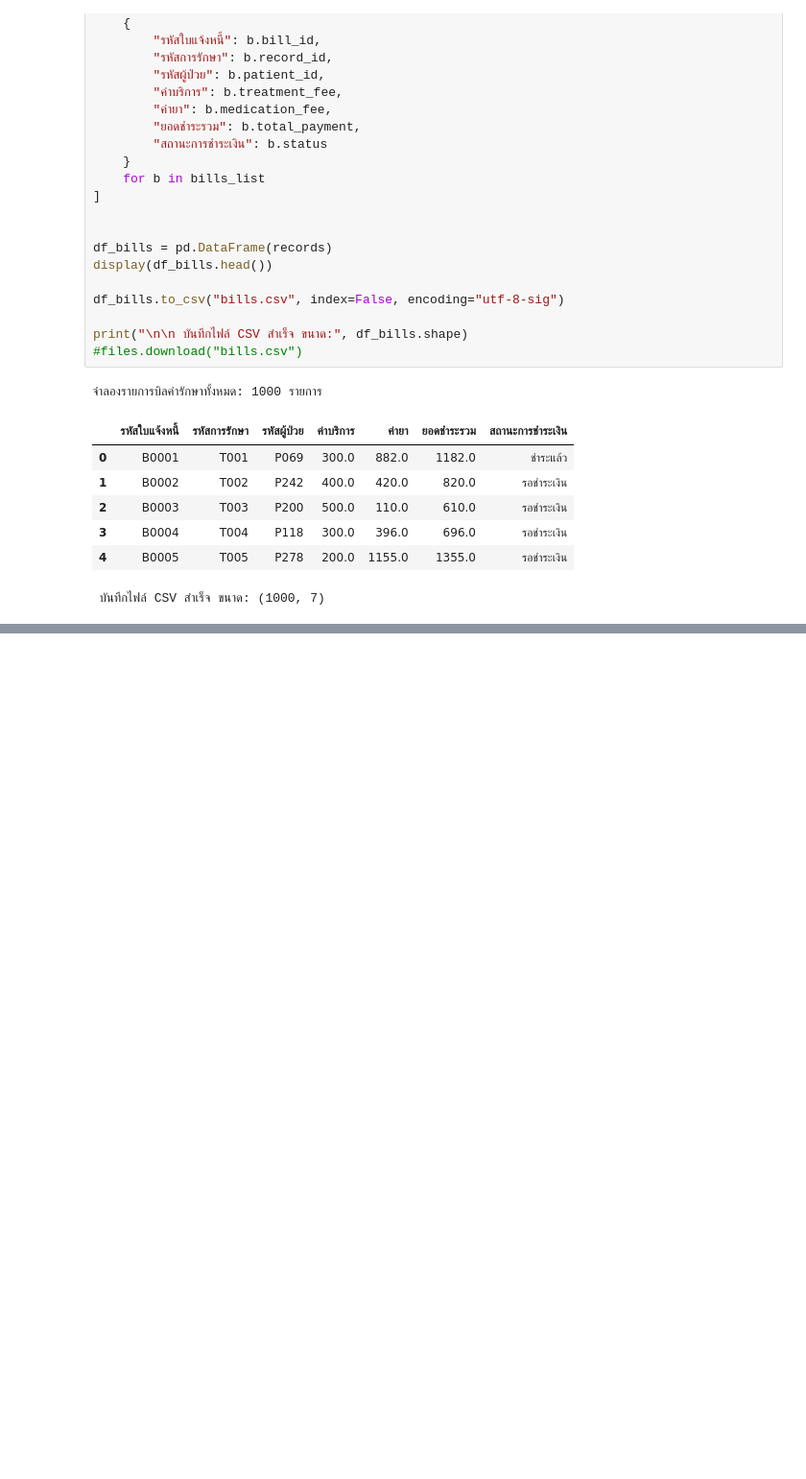
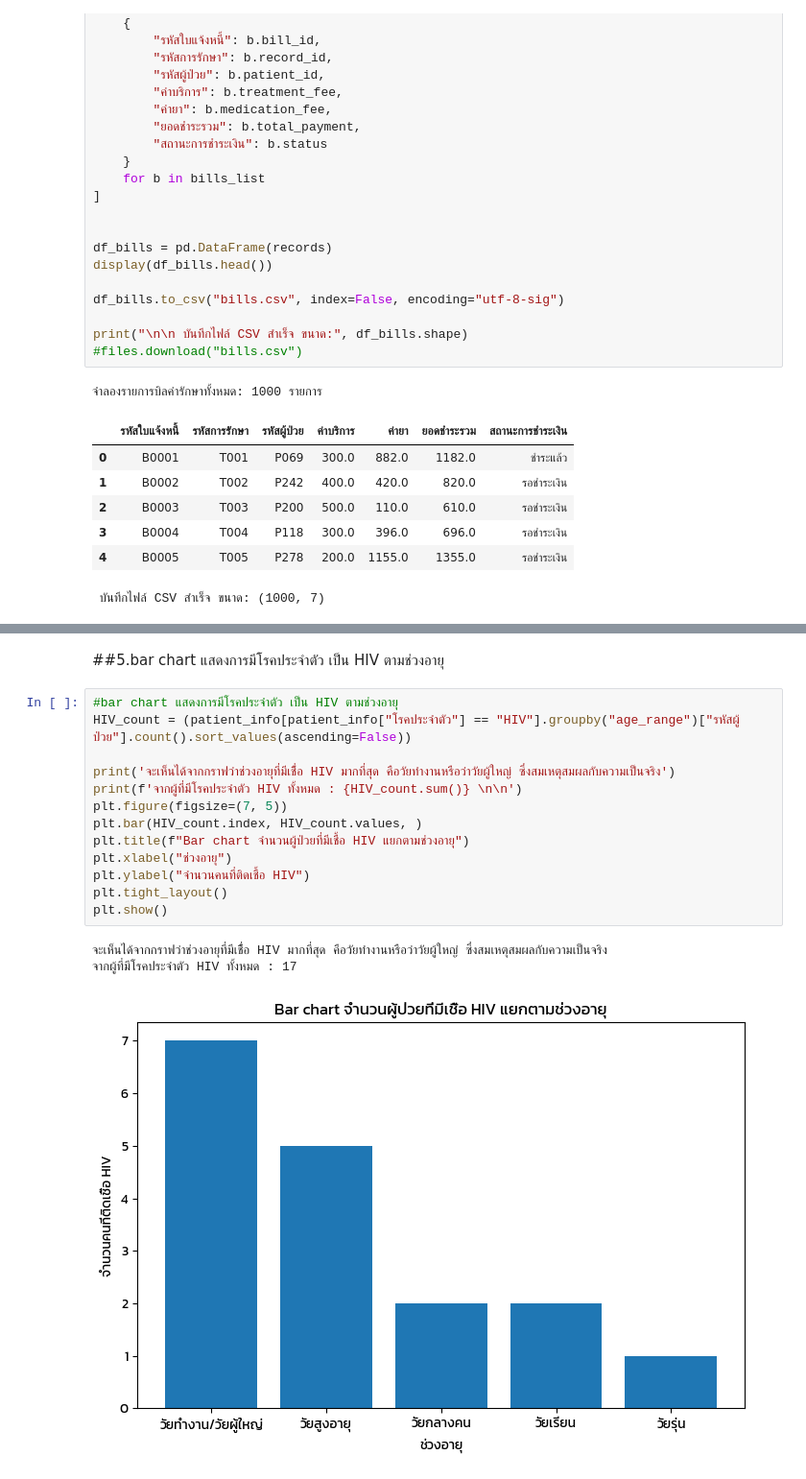
Before and after one commit to Nxpze/essencial-project1, a Jupyter notebook: Clinic_Python.ipynb, the cells around one changed output, grey strips where cells are left out. Shown at 96% size. Cells and saved outputs as stored; diff of their text form; blank space fills up the shorter version.

```diff
--- a/Clinic_Python.ipynb
+++ b/Clinic_Python.ipynb
@@ -1138,0 +1359,19 @@ print("\n\n บันทึกไฟล์ CSV สำเร็จ ขนาด:"
+# %% [markdown]
+##5.bar chart แสดงการมีโรคประจำตัว เป็น HIV ตามช่วงอายุ
+# %%
+#bar chart แสดงการมีโรคประจำตัว เป็น HIV ตามช่วงอายุ
+HIV_count = (patient_info[patient_info["โรคประจำตัว"] == "HIV"].groupby("age_range")["รหัสผู้ป่วย"].count().sort_values(ascending=False))
+
+print('จะเห็นได้จากกราฟว่าช่วงอายุที่มีเชื่้อ HIV มากที่สุด คือวัยทำงานหรือว่าวัยผู้ใหญ่ ซึ่งสมเหตุสมผลกับความเป็นจริง')
+print(f'จากผู้ที่มีโรคประจำตัว HIV ทั้งหมด : {HIV_count.sum()} \n\n')
+plt.figure(figsize=(7, 5))
+plt.bar(HIV_count.index, HIV_count.values, )
+plt.title(f"Bar chart จำนวนผู้ป่วยที่มีเชื้อ HIV แยกตามช่วงอายุ")
+plt.xlabel("ช่วงอายุ")
+plt.ylabel("จำนวนคนที่ติดเชื้อ HIV")
+plt.tight_layout()
+plt.show()
+# %% [output]
+จะเห็นได้จากกราฟว่าช่วงอายุที่มีเชื่้อ HIV มากที่สุด คือวัยทำงานหรือว่าวัยผู้ใหญ่ ซึ่งสมเหตุสมผลกับความเป็นจริง
+จากผู้ที่มีโรคประจำตัว HIV ทั้งหมด : 17
+[figure, added]
```
Also changed, not shown: parts of 42 cells of this notebook.
